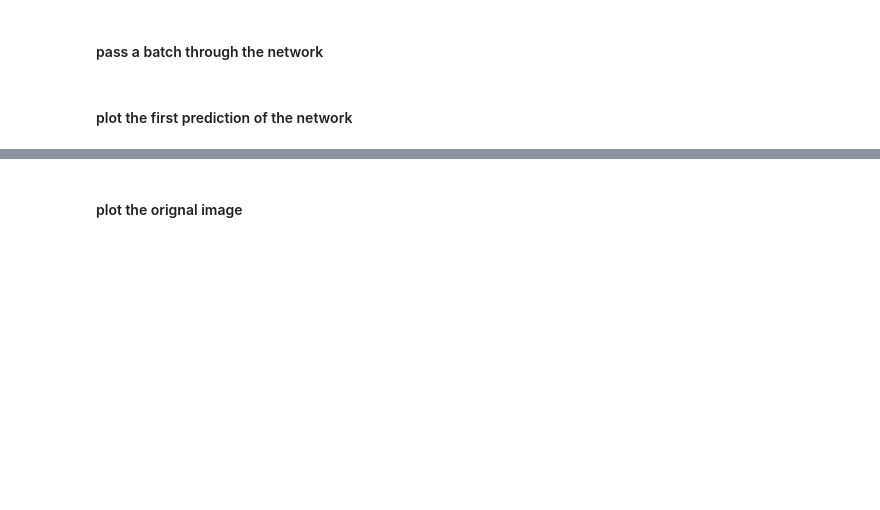
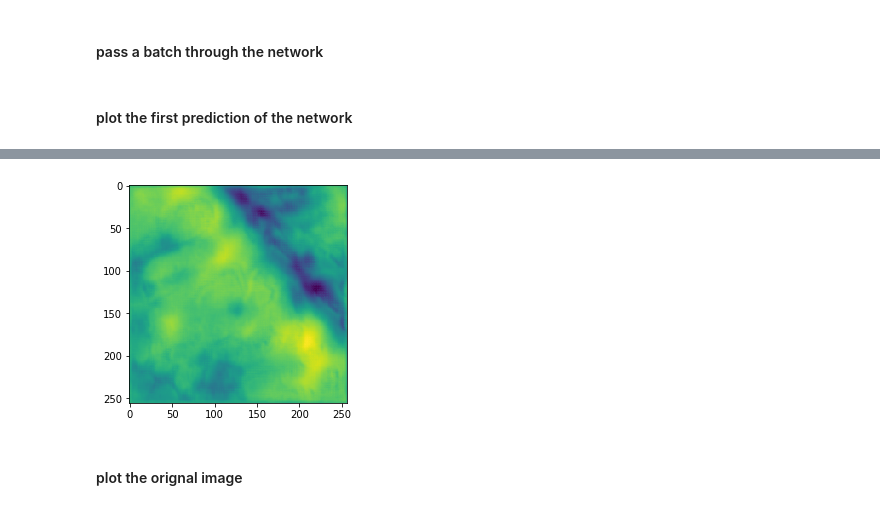
Before and after one commit to Sven-Wa/transfer-learning-for-segmentation-of-intestinal-glands, a Jupyter notebook: apply_model_from_diva.ipynb, the cells around one changed output, grey strips where cells are left out. Saved outputs shown, nothing was run; the diff lists cells and outputs as text; code cells hidden in the pictures; blank space fills up the shorter version.

```diff
--- a/apply_model_from_diva.ipynb
+++ b/apply_model_from_diva.ipynb
@@ -213,9 +228,11 @@ pred_array[0][0].shape
 # %%
 %matplotlib inline
 
 #plt.imshow(pred_array[0][1])
-plt.imshow(pred_array[0][0])
+plt.imshow(pred_array[0][1])
 plt.show()
+# %% [output]
+[figure, added]
 # %% [markdown]
 #### plot the orignal image
 # %%
```
Also changed, not shown: parts of 16 cells of this notebook.
